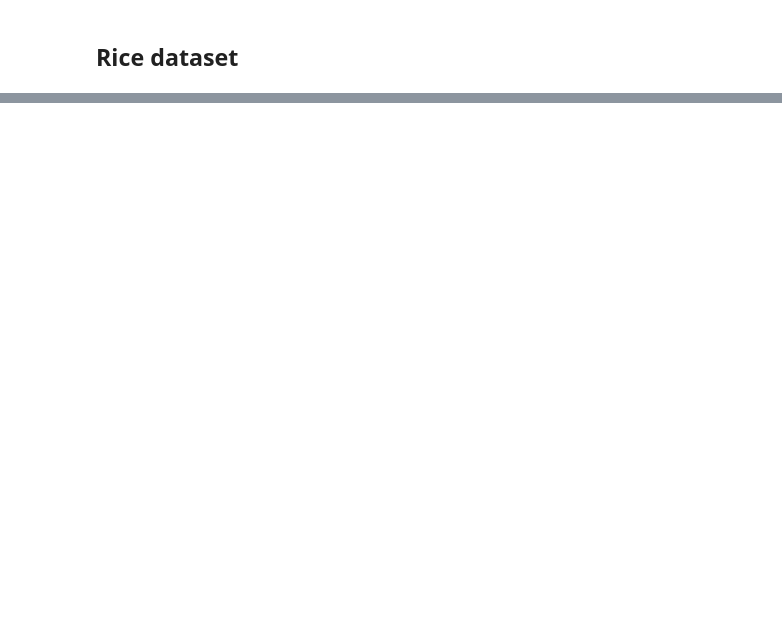
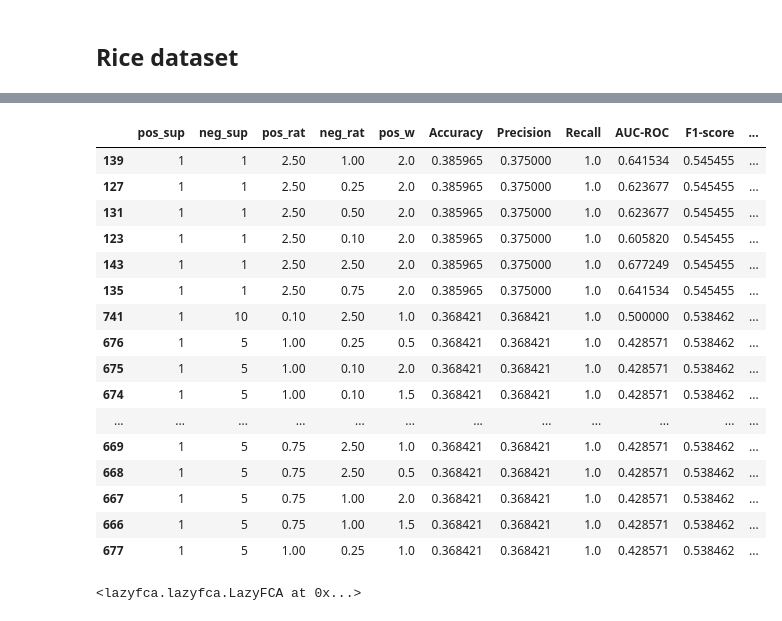
Before and after one commit to TTPO100AJIEX/OSDA-LazyFCA, a Jupyter notebook: 6__datasets.ipynb, the cells around one changed output, grey strips where cells are left out. Saved outputs shown, nothing was run; the diff lists cells and outputs as text; code cells hidden in the pictures; blank space fills up the shorter version.

```diff
--- a/6__datasets.ipynb
+++ b/6__datasets.ipynb
@@ -109,0 +319,3 @@ y_test = pd.Series(y_test)
+# %%
+df = pandas.DataFrame(df_data)
+df
@@ -110,16 +336,40 @@ y_test = pd.Series(y_test)
+# %%
+df.sort_values(by = 'F1-score', ascending = False).head(20)
+# %% [output]
+|  | pos_sup | neg_sup | pos_rat | neg_rat | pos_w | Accuracy | Precision | Recall | AUC-ROC | F1-score | ... |
+| 139 | 1 | 1 | 2.50 | 1.00 | 2.0 | 0.385965 | 0.375000 | 1.0 | 0.641534 | 0.545455 | ... |
+| 127 | 1 | 1 | 2.50 | 0.25 | 2.0 | 0.385965 | 0.375000 | 1.0 | 0.623677 | 0.545455 | ... |
+| 131 | 1 | 1 | 2.50 | 0.50 | 2.0 | 0.385965 | 0.375000 | 1.0 | 0.623677 | 0.545455 | ... |
+| 123 | 1 | 1 | 2.50 | 0.10 | 2.0 | 0.385965 | 0.375000 | 1.0 | 0.605820 | 0.545455 | ... |
+| 143 | 1 | 1 | 2.50 | 2.50 | 2.0 | 0.385965 | 0.375000 | 1.0 | 0.677249 | 0.545455 | ... |
+| 135 | 1 | 1 | 2.50 | 0.75 | 2.0 | 0.385965 | 0.375000 | 1.0 | 0.641534 | 0.545455 | ... |
+| 741 | 1 | 10 | 0.10 | 2.50 | 1.0 | 0.368421 | 0.368421 | 1.0 | 0.500000 | 0.538462 | ... |
+| 676 | 1 | 5 | 1.00 | 0.25 | 0.5 | 0.368421 | 0.368421 | 1.0 | 0.428571 | 0.538462 | ... |
+| 675 | 1 | 5 | 1.00 | 0.10 | 2.0 | 0.368421 | 0.368421 | 1.0 | 0.428571 | 0.538462 | ... |
+| 674 | 1 | 5 | 1.00 | 0.10 | 1.5 | 0.368421 | 0.368421 | 1.0 | 0.428571 | 0.538462 | ... |
+| ... | ... | ... | ... | ... | ... | ... | ... | ... | ... | ... | ... |
+| 669 | 1 | 5 | 0.75 | 2.50 | 1.0 | 0.368421 | 0.368421 | 1.0 | 0.428571 | 0.538462 | ... |
+| 668 | 1 | 5 | 0.75 | 2.50 | 0.5 | 0.368421 | 0.368421 | 1.0 | 0.428571 | 0.538462 | ... |
+| 667 | 1 | 5 | 0.75 | 1.00 | 2.0 | 0.368421 | 0.368421 | 1.0 | 0.428571 | 0.538462 | ... |
+| 666 | 1 | 5 | 0.75 | 1.00 | 1.5 | 0.368421 | 0.368421 | 1.0 | 0.428571 | 0.538462 | ... |
+| 677 | 1 | 5 | 1.00 | 0.25 | 1.0 | 0.368421 | 0.368421 | 1.0 | 0.428571 | 0.538462 | ... |
 # %%
 classifier = LazyFCA(
     pos_params=LazyFCA.Params(
-        supporters_covered=3,
-        supporter_opposer_ratio=1 / 1.0,
+        supporters_covered=1,
+        supporter_opposer_ratio=1.0,
+        # matthews_correlation=0.15,
     ),
     neg_params=LazyFCA.Params(
-        supporters_covered=5,
-        supporter_opposer_ratio=1.0,
+        supporters_covered=2,
+        supporter_opposer_ratio=1.7,
+        # matthews_correlation=0.15,
     ),
     pos_weight=1.0
 )
 classifier.fit(X_train, y_train)
+# %% [output]
+<lazyfca.lazyfca.LazyFCA at 0x...>
 # %%
 y_pred = classifier.predict(X_test)
 # %%
```
Also changed, not shown: parts of 17 cells of this notebook.
